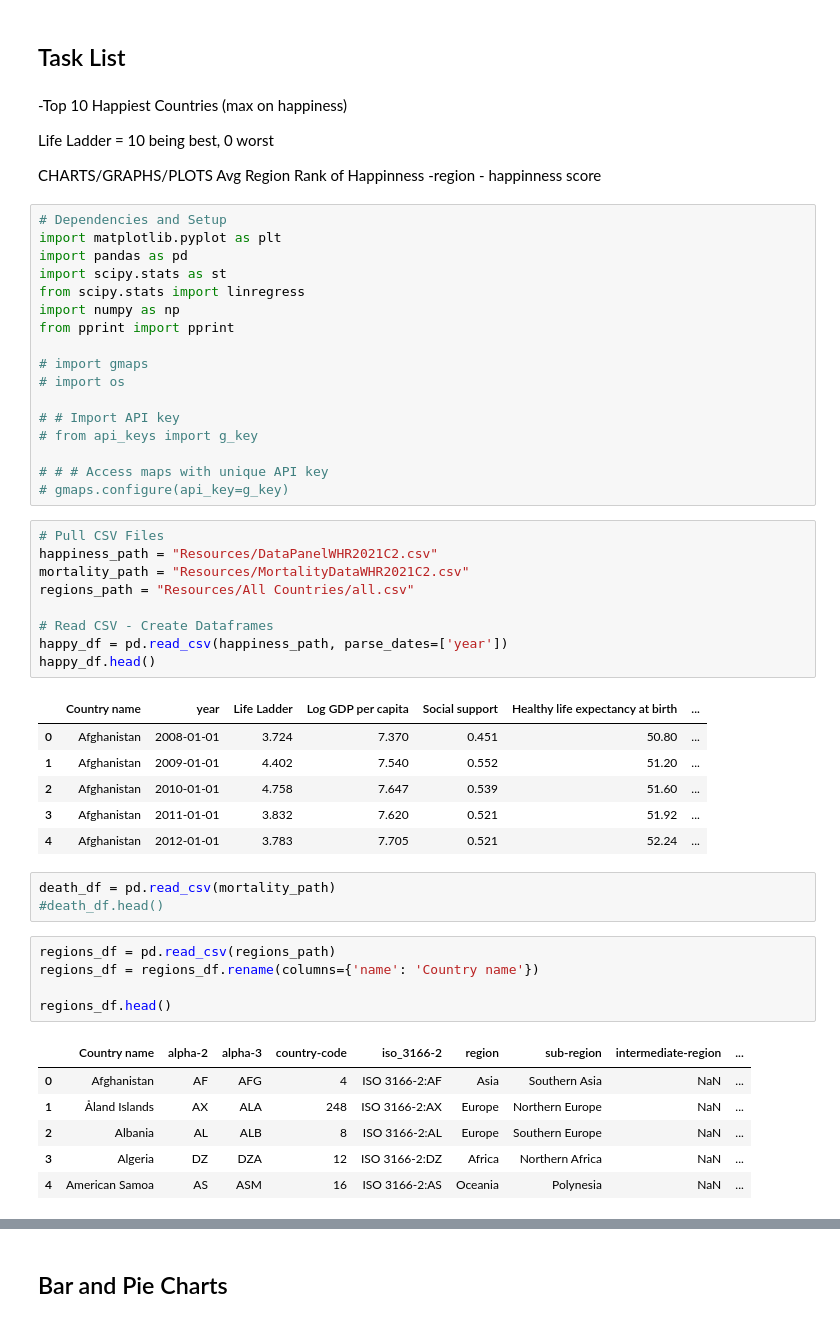
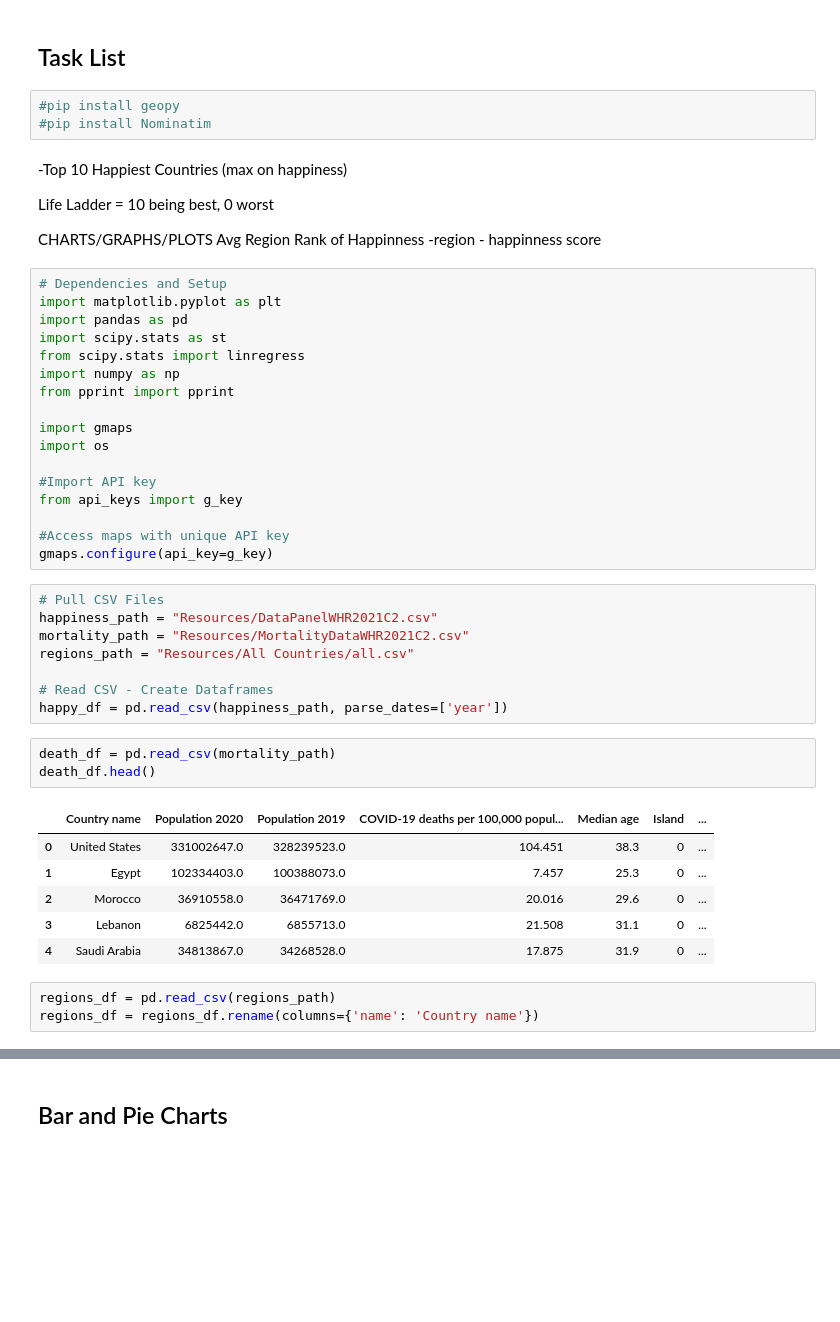
Before and after one commit to SimplyLizzy/FactorsOfHappinness, a Jupyter notebook: FactorofHappinesscharts.ipynb, the cells around one changed output, grey strips where cells are left out. Cells and saved outputs as stored; diff of their text form; blank space fills up the shorter version.

```diff
--- a/FactorofHappinesscharts.ipynb
+++ b/FactorofHappinesscharts.ipynb
@@ -1,5 +1,8 @@
 # %% [markdown]
 ## Task List
+# %%
+#pip install geopy
+#pip install Nominatim
 # %% [markdown]
 -Top 10 Happiest Countries (max on happiness)
 
@@ -18,14 +21,14 @@ from scipy.stats import linregress
 import numpy as np
 from pprint import pprint
 
-# import gmaps
-# import os
+import gmaps
+import os
 
-# # Import API key
-# from api_keys import g_key
+#Import API key
+from api_keys import g_key
 
-# # # Access maps with unique API key
-# gmaps.configure(api_key=g_key)
+#Access maps with unique API key
+gmaps.configure(api_key=g_key)
 # %%
 # Pull CSV Files
 happiness_path = "Resources/DataPanelWHR2021C2.csv"
@@ -34,29 +37,19 @@ regions_path = "Resources/All Countries/all.csv"
 
 # Read CSV - Create Dataframes
 happy_df = pd.read_csv(happiness_path, parse_dates=['year'])
-happy_df.head()
-# %% [output]
-|  | Country name | year | Life Ladder | Log GDP per capita | Social support | Healthy life expectancy at birth | ... |
-| 0 | Afghanistan | 2008-01-01 | 3.724 | 7.370 | 0.451 | 50.80 | ... |
-| 1 | Afghanistan | 2009-01-01 | 4.402 | 7.540 | 0.552 | 51.20 | ... |
-| 2 | Afghanistan | 2010-01-01 | 4.758 | 7.647 | 0.539 | 51.60 | ... |
-| 3 | Afghanistan | 2011-01-01 | 3.832 | 7.620 | 0.521 | 51.92 | ... |
-| 4 | Afghanistan | 2012-01-01 | 3.783 | 7.705 | 0.521 | 52.24 | ... |
 # %%
 death_df = pd.read_csv(mortality_path)
-#death_df.head()
+death_df.head()
+# %% [output]
+|  | Country name | Population 2020 | Population 2019 | COVID-19 deaths per 100,000 popul... | Median age | Island | ... |
+| 0 | United States | 331002647.0 | 328239523.0 | 104.451 | 38.3 | 0 | ... |
+| 1 | Egypt | 102334403.0 | 100388073.0 | 7.457 | 25.3 | 0 | ... |
+| 2 | Morocco | 36910558.0 | 36471769.0 | 20.016 | 29.6 | 0 | ... |
+| 3 | Lebanon | 6825442.0 | 6855713.0 | 21.508 | 31.1 | 0 | ... |
+| 4 | Saudi Arabia | 34813867.0 | 34268528.0 | 17.875 | 31.9 | 0 | ... |
 # %%
 regions_df = pd.read_csv(regions_path)
 regions_df = regions_df.rename(columns={'name': 'Country name'})
-
-regions_df.head()
-# %% [output]
-|  | Country name | alpha-2 | alpha-3 | country-code | iso_3166-2 | region | sub-region | intermediate-region | ... |
-| 0 | Afghanistan | AF | AFG | 4 | ISO 3166-2:AF | Asia | Southern Asia | NaN | ... |
-| 1 | Åland Islands | AX | ALA | 248 | ISO 3166-2:AX | Europe | Northern Europe | NaN | ... |
-| 2 | Albania | AL | ALB | 8 | ISO 3166-2:AL | Europe | Southern Europe | NaN | ... |
-| 3 | Algeria | DZ | DZA | 12 | ISO 3166-2:DZ | Africa | Northern Africa | NaN | ... |
-| 4 | American Samoa | AS | ASM | 16 | ISO 3166-2:AS | Oceania | Polynesia | NaN | ... |
 # %%
 # Combine the data into a single dataset
 happy_region_df =  pd.merge(happy_df, regions_df,
```
Also changed, not shown: parts of 30 cells of this notebook, 3 other files.
